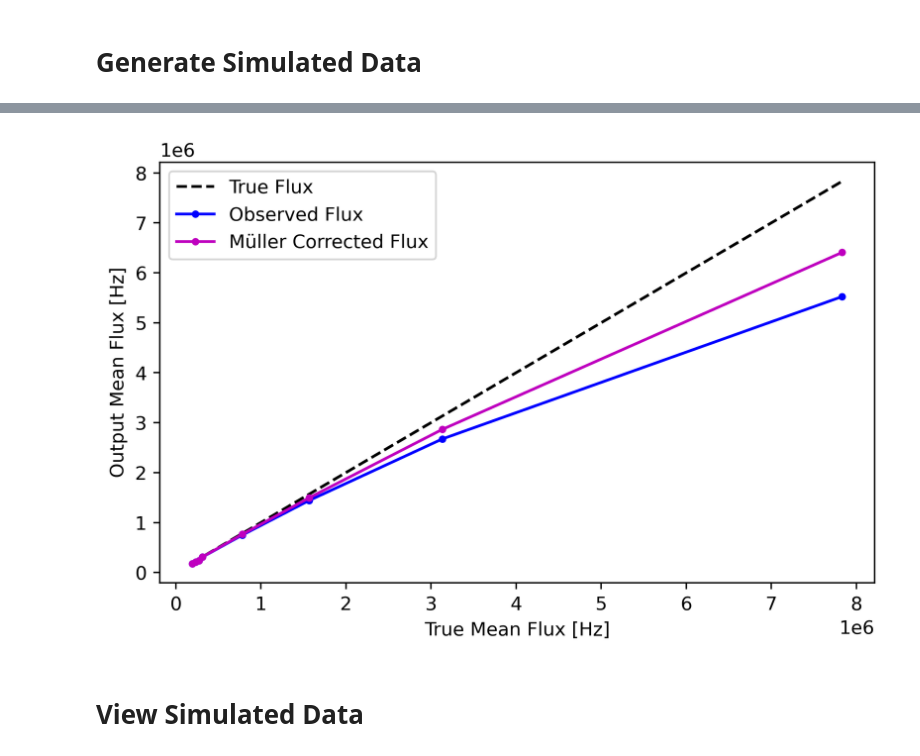
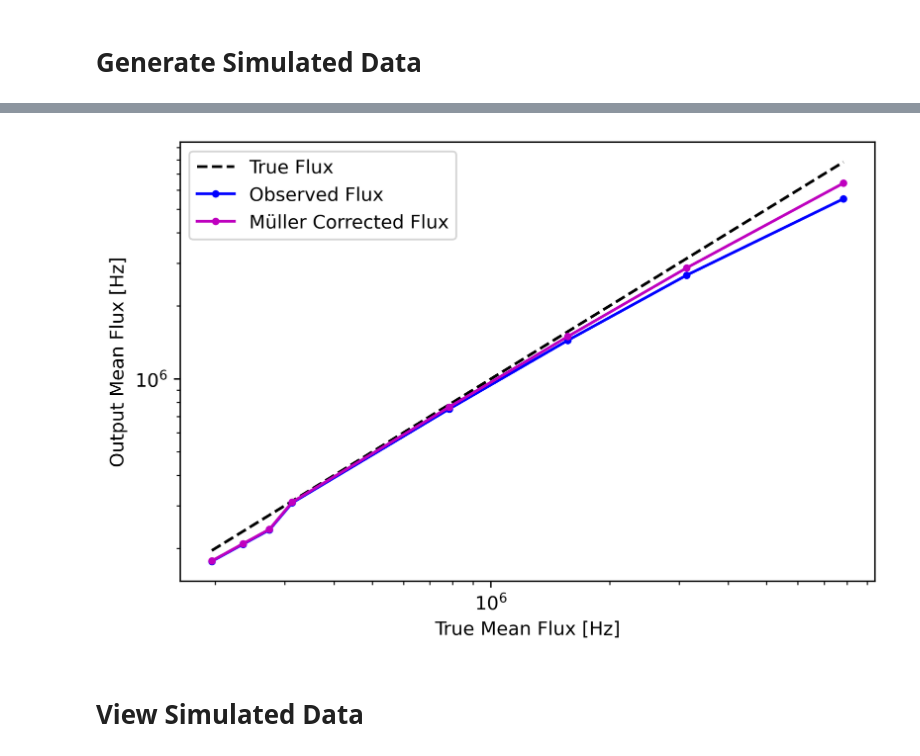
Before and after one commit to gkirchhoff32/ARSENL_backscatter_experiments, a Jupyter notebook: scripts/test_Muller_fine_variability.ipynb, the cells around one changed output, grey strips where cells are left out. Drawn from its saved outputs; the diff is of its cells as text; code cells hidden in the pictures.

```diff
--- a/scripts/test_Muller_fine_variability.ipynb
+++ b/scripts/test_Muller_fine_variability.ipynb
@@ -159,21 +159,21 @@ muller_flux = muller_flux[sort_idx]
 # %%
 fig = plt.figure(dpi=400)
 ax = fig.add_subplot(111)
 # ax.plot(true_flux[2:-2], true_flux[2:-2], linestyle='--', color='k', label='True Flux')
 # ax.plot(true_flux[2:-2], det_flux[2:-2], marker='.', color='b', label='Observed Flux')
 # ax.plot(true_flux[2:-2], muller_flux[2:-2], marker='.', color='m', label='Müller Corrected Flux')
 ax.plot(true_flux, true_flux, linestyle='--', color='k', label='True Flux')
 ax.plot(true_flux, det_flux, marker='.', color='b', label='Observed Flux')
 ax.plot(true_flux, muller_flux, marker='.', color='m', label='Müller Corrected Flux')
 ax.set_xlabel('True Mean Flux [Hz]')
 ax.set_ylabel('Output Mean Flux [Hz]')
-# ax.set_yscale('log')
-# ax.set_xscale('log')
+ax.set_yscale('log')
+ax.set_xscale('log')
 plt.legend()
 plt.tight_layout()
 plt.show()
 # %% [output]
-[figure, old version]
+[figure, new version]
 # %% [markdown]
 # View Simulated Data
 # %%
```
Also changed, not shown: parts of 1 cell of this notebook.
